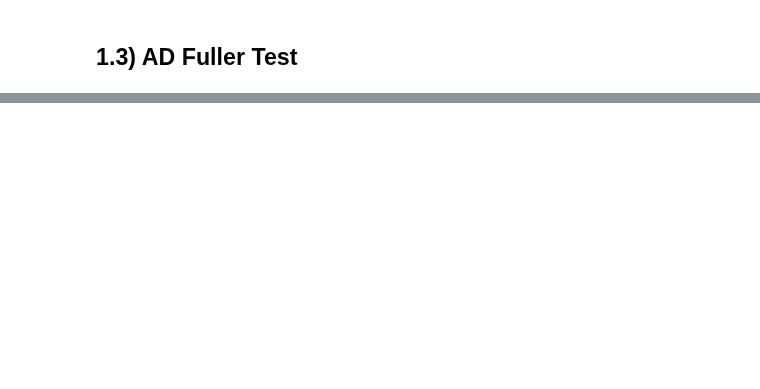
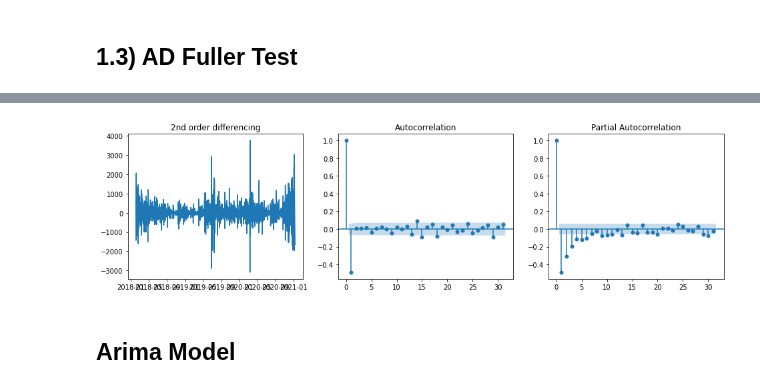
Before and after one commit to Dmunozig/crypto_sentiment, a Jupyter notebook: notebooks/Yassine modelling NB.ipynb, the cells around one changed output, grey strips where cells are left out. Drawn from its saved outputs; the diff is of its cells as text; code cells hidden in the pictures; blank space fills up the shorter version.

```diff
--- a/notebooks/Yassine modelling NB.ipynb
+++ b/notebooks/Yassine modelling NB.ipynb
@@ -47,0 +153,10 @@ df_stationary.plot(figsize=(8,6))
+# %%
+fig, ax = plt.subplots(1,3, figsize=(16,4))
+ax[0].plot(train_df['price'].diff(1).diff(1).dropna()); ax[0].set_title('2nd order differencing')
+plot_acf(train_df['price'].diff(1).diff(1).dropna(), ax=ax[1])
+plot_pacf(train_df['price'].diff(1).diff(1).dropna(), ax=ax[2])
+plt.show()
+# %% [output]
+[figure, added]
+# %% [markdown]
+## Arima Model
```
Also changed, not shown: parts of 28 cells of this notebook, 1 other file.
